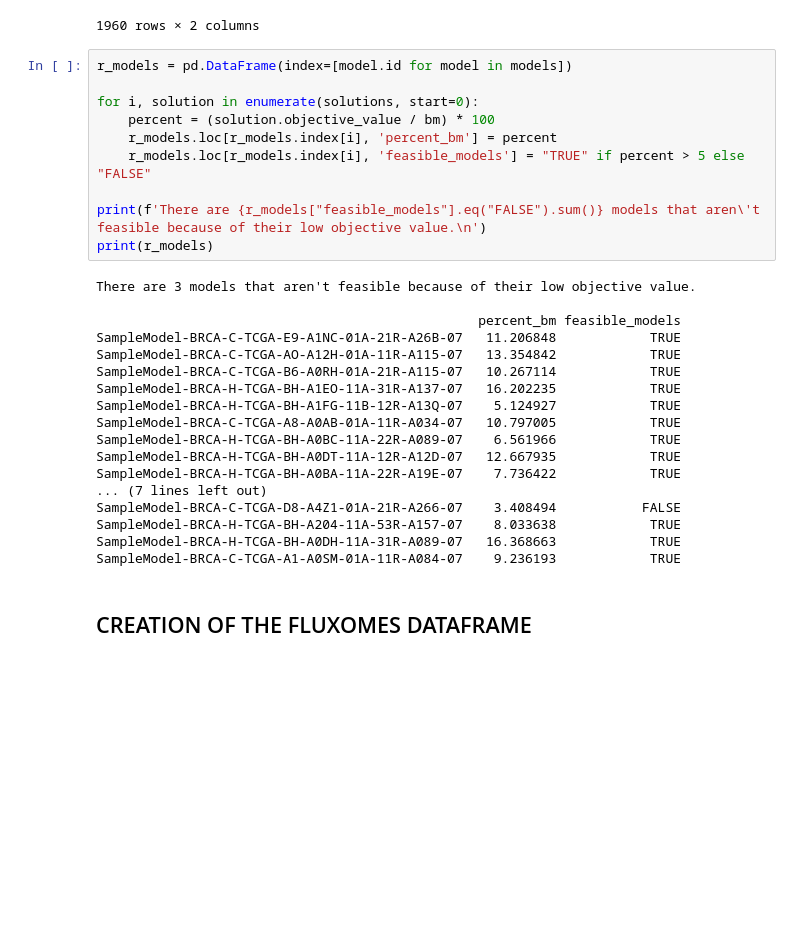
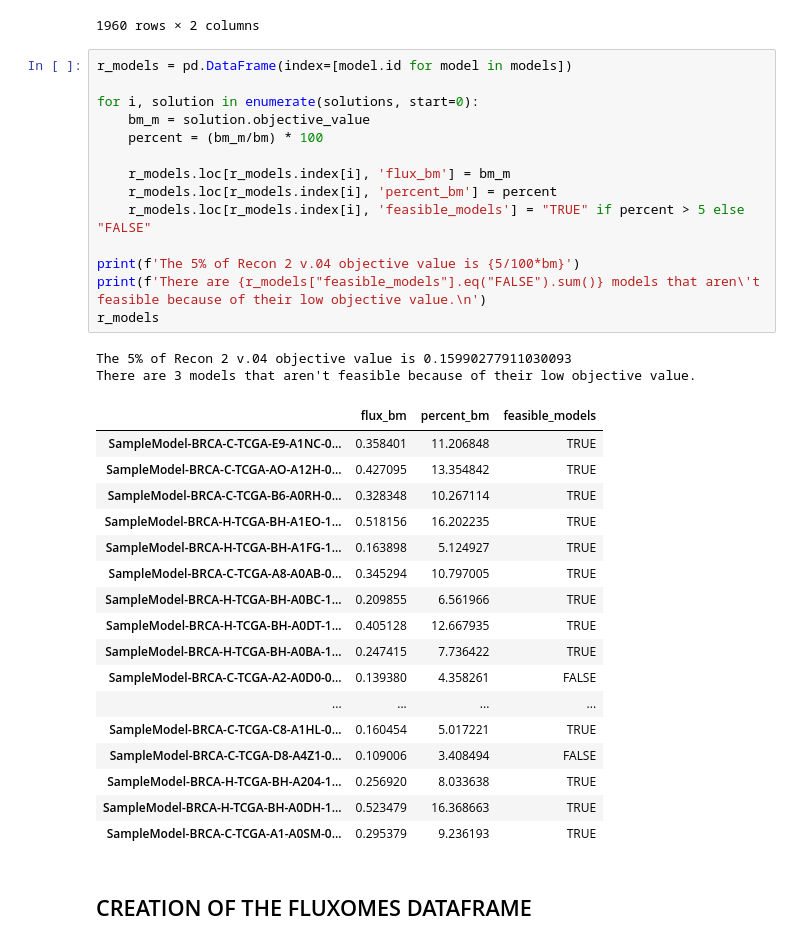
Before and after one commit to claudiavicente/MSPSCR, a Jupyter notebook: FS_rFASTCORMICS_examples.ipynb, the cells around one changed output. Cells and saved outputs as stored; diff of their text form; blank space fills up the shorter version.

```diff
--- a/FS_rFASTCORMICS_examples.ipynb
+++ b/FS_rFASTCORMICS_examples.ipynb
@@ -217,31 +216,37 @@ Optimal solution with objective value 0.427
 # %%
 r_models = pd.DataFrame(index=[model.id for model in models])
 
 for i, solution in enumerate(solutions, start=0):
-    percent = (solution.objective_value / bm) * 100
+    bm_m = solution.objective_value
+    percent = (bm_m/bm) * 100
+
+    r_models.loc[r_models.index[i], 'flux_bm'] = bm_m
     r_models.loc[r_models.index[i], 'percent_bm'] = percent
     r_models.loc[r_models.index[i], 'feasible_models'] = "TRUE" if percent > 5 else "FALSE"
 
+print(f'The 5% of Recon 2 v.04 objective value is {5/100*bm}')
 print(f'There are {r_models["feasible_models"].eq("FALSE").sum()} models that aren\'t feasible because of their low objective value.\n')
-print(r_models)
+r_models
 # %% [output]
+The 5% of Recon 2 v.04 objective value is 0.15990277911030093
 There are 3 models that aren't feasible because of their low objective value.
-
-                                                 percent_bm feasible_models
-SampleModel-BRCA-C-TCGA-E9-A1NC-01A-21R-A26B-07   11.206848            TRUE
-SampleModel-BRCA-C-TCGA-AO-A12H-01A-11R-A115-07   13.354842            TRUE
-SampleModel-BRCA-C-TCGA-B6-A0RH-01A-21R-A115-07   10.267114            TRUE
-SampleModel-BRCA-H-TCGA-BH-A1EO-11A-31R-A137-07   16.202235            TRUE
-SampleModel-BRCA-H-TCGA-BH-A1FG-11B-12R-A13Q-07    5.124927            TRUE
-SampleModel-BRCA-C-TCGA-A8-A0AB-01A-11R-A034-07   10.797005            TRUE
-SampleModel-BRCA-H-TCGA-BH-A0BC-11A-22R-A089-07    6.561966            TRUE
-SampleModel-BRCA-H-TCGA-BH-A0DT-11A-12R-A12D-07   12.667935            TRUE
-SampleModel-BRCA-H-TCGA-BH-A0BA-11A-22R-A19E-07    7.736422            TRUE
-... (7 lines left out)
-SampleModel-BRCA-C-TCGA-D8-A4Z1-01A-21R-A266-07    3.408494           FALSE
-SampleModel-BRCA-H-TCGA-BH-A204-11A-53R-A157-07    8.033638            TRUE
-SampleModel-BRCA-H-TCGA-BH-A0DH-11A-31R-A089-07   16.368663            TRUE
-SampleModel-BRCA-C-TCGA-A1-A0SM-01A-11R-A084-07    9.236193            TRUE
+|  | flux_bm | percent_bm | feasible_models |
+| SampleModel-BRCA-C-TCGA-E9-A1NC-0... | 0.358401 | 11.206848 | TRUE |
+| SampleModel-BRCA-C-TCGA-AO-A12H-0... | 0.427095 | 13.354842 | TRUE |
+| SampleModel-BRCA-C-TCGA-B6-A0RH-0... | 0.328348 | 10.267114 | TRUE |
+| SampleModel-BRCA-H-TCGA-BH-A1EO-1... | 0.518156 | 16.202235 | TRUE |
+| SampleModel-BRCA-H-TCGA-BH-A1FG-1... | 0.163898 | 5.124927 | TRUE |
+| SampleModel-BRCA-C-TCGA-A8-A0AB-0... | 0.345294 | 10.797005 | TRUE |
+| SampleModel-BRCA-H-TCGA-BH-A0BC-1... | 0.209855 | 6.561966 | TRUE |
+| SampleModel-BRCA-H-TCGA-BH-A0DT-1... | 0.405128 | 12.667935 | TRUE |
+| SampleModel-BRCA-H-TCGA-BH-A0BA-1... | 0.247415 | 7.736422 | TRUE |
+| SampleModel-BRCA-C-TCGA-A2-A0D0-0... | 0.139380 | 4.358261 | FALSE |
+| ... | ... | ... | ... |
+| SampleModel-BRCA-C-TCGA-C8-A1HL-0... | 0.160454 | 5.017221 | TRUE |
+| SampleModel-BRCA-C-TCGA-D8-A4Z1-0... | 0.109006 | 3.408494 | FALSE |
+| SampleModel-BRCA-H-TCGA-BH-A204-1... | 0.256920 | 8.033638 | TRUE |
+| SampleModel-BRCA-H-TCGA-BH-A0DH-1... | 0.523479 | 16.368663 | TRUE |
+| SampleModel-BRCA-C-TCGA-A1-A0SM-0... | 0.295379 | 9.236193 | TRUE |
 # %% [markdown]
 ## CREATION OF THE FLUXOMES DATAFRAME
 # %%
```
Also changed, not shown: parts of 2 cells of this notebook.
